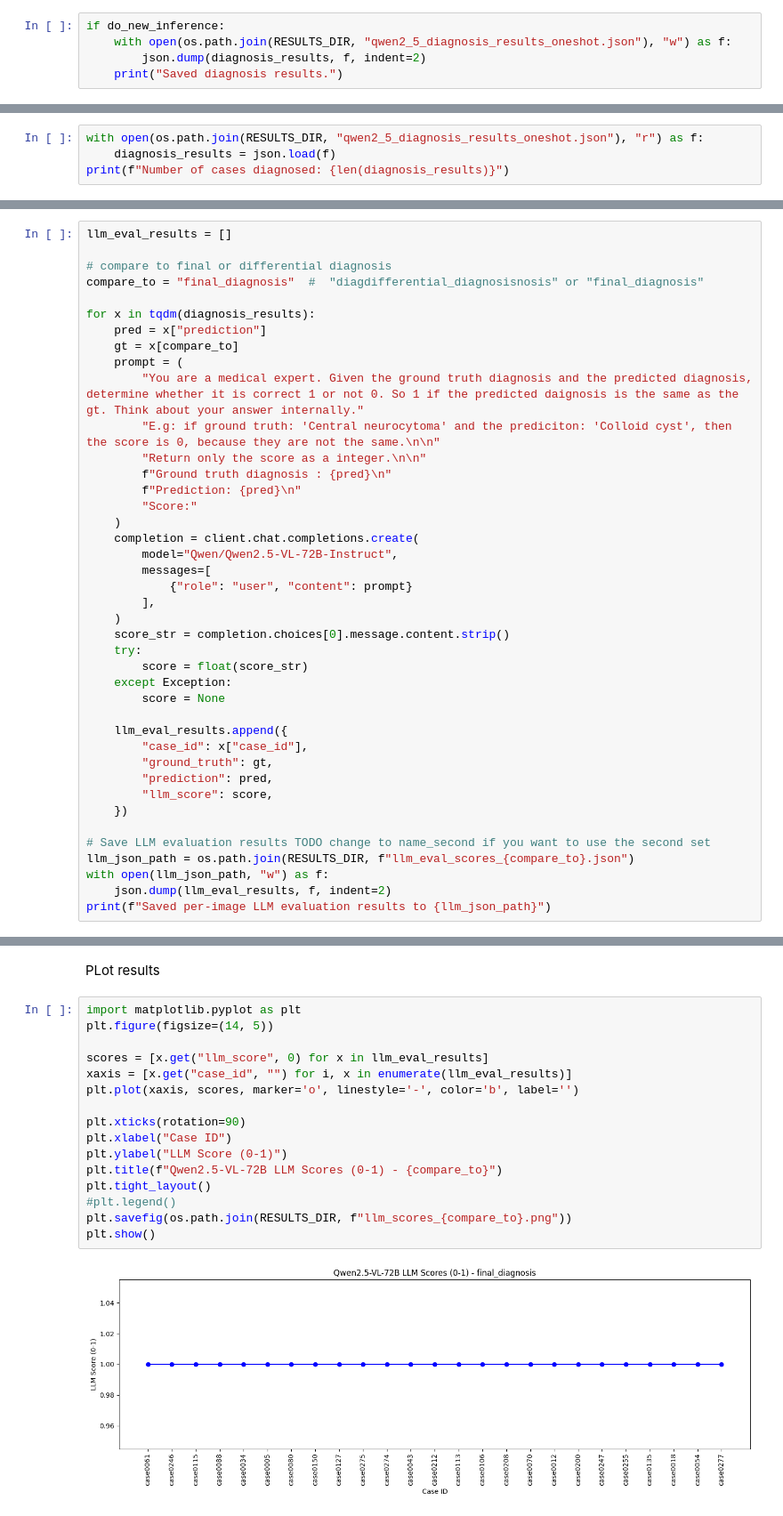
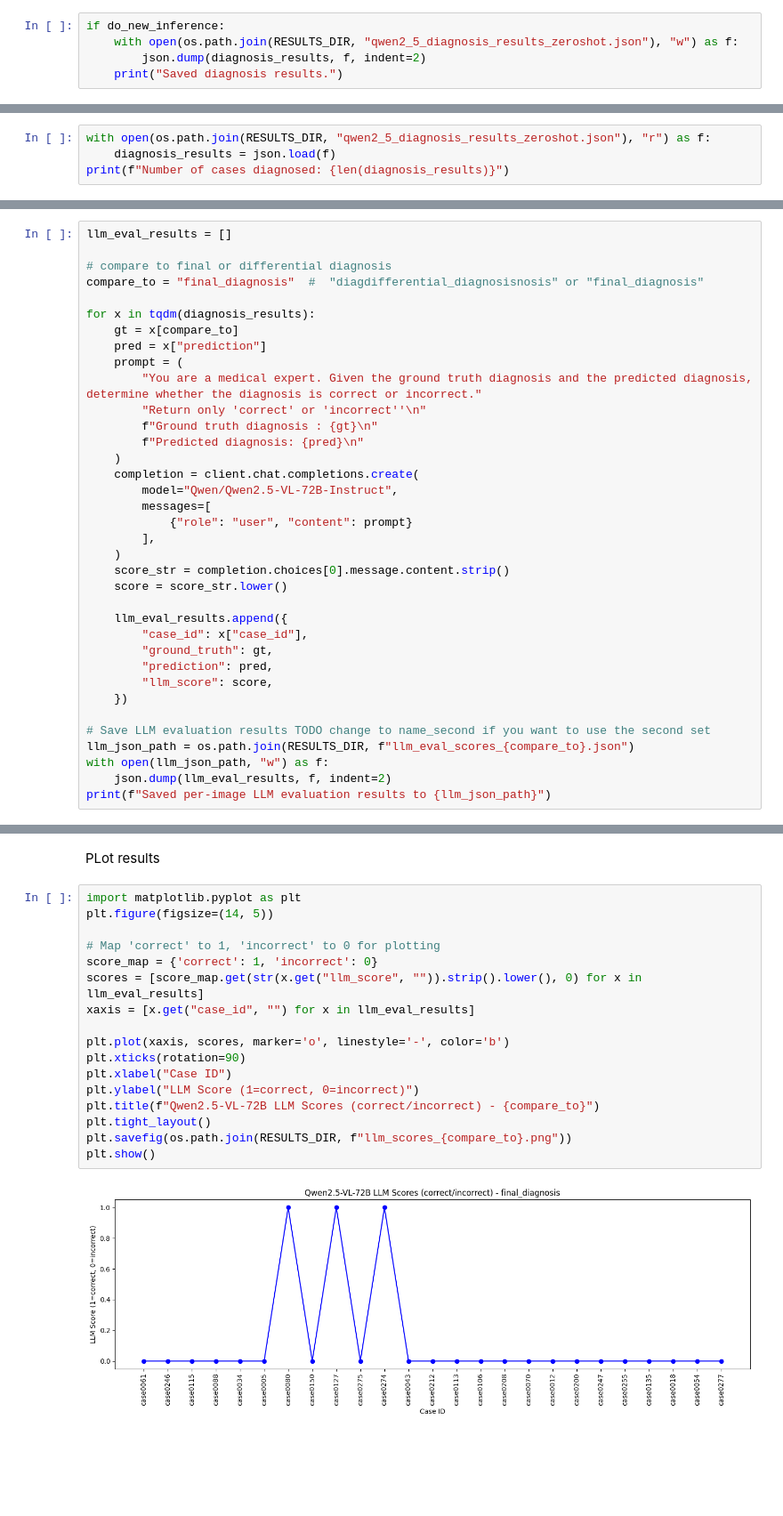
Before and after one commit to dominikg-tum/VLM-Qwen-Medical-Eval, a Jupyter notebook: code/eval_qwen2-5_mri_diagnosis.ipynb, the cells around one changed output, grey strips where cells are left out. Shown at 89% size. Drawn from its saved outputs; the diff is of its cells as text; blank space fills up the shorter version.

Commit message:
fixed diagnosis

```diff
--- a/code/eval_qwen2-5_mri_diagnosis.ipynb
+++ b/code/eval_qwen2-5_mri_diagnosis.ipynb
@@ -71,7 +76,7 @@ if do_new_inference:
 ## 3. Save Model Predictions
 # %%
 if do_new_inference:
-    with open(os.path.join(RESULTS_DIR, "qwen2_5_diagnosis_results_oneshot.json"), "w") as f:
+    with open(os.path.join(RESULTS_DIR, "qwen2_5_diagnosis_results_zeroshot.json"), "w") as f:
         json.dump(diagnosis_results, f, indent=2)
     print("Saved diagnosis results.")
 # %% [output]
@@ -79,7 +84,7 @@ Saved diagnosis results.
 # %% [markdown]
 Load results
 # %%
-with open(os.path.join(RESULTS_DIR, "qwen2_5_diagnosis_results_oneshot.json"), "r") as f:
+with open(os.path.join(RESULTS_DIR, "qwen2_5_diagnosis_results_zeroshot.json"), "r") as f:
     diagnosis_results = json.load(f)
 print(f"Number of cases diagnosed: {len(diagnosis_results)}")
 # %% [output]
@@ -115,15 +120,13 @@ llm_eval_results = []
 compare_to = "final_diagnosis"  #  "diagdifferential_diagnosisnosis" or "final_diagnosis"
 
 for x in tqdm(diagnosis_results):
+    gt = x[compare_to]
     pred = x["prediction"]
-    gt = x[compare_to]
     prompt = (
-        "You are a medical expert. Given the ground truth diagnosis and the predicted diagnosis, determine whether it is correct 1 or not 0. So 1 if the predicted daignosis is the same as the gt. Think about your answer internally."
-        "E.g: if ground truth: 'Central neurocytoma' and the prediciton: 'Colloid cyst', then the score is 0, because they are not the same.\n\n"
-        "Return only the score as a integer.\n\n"
-        f"Ground truth diagnosis : {pred}\n"
-        f"Prediction: {pred}\n"
-        "Score:"
+        "You are a medical expert. Given the ground truth diagnosis and the predicted diagnosis, determine whether the diagnosis is correct or incorrect."
+        "Return only 'correct' or 'incorrect''\n"
+        f"Ground truth diagnosis : {gt}\n"
+        f"Predicted diagnosis: {pred}\n"
     )
     completion = client.chat.completions.create(
         model="Qwen/Qwen2.5-VL-72B-Instruct",
@@ -132,10 +135,7 @@ for x in tqdm(diagnosis_results):
         ],
     )
     score_str = completion.choices[0].message.content.strip()
-    try:
-        score = float(score_str)
-    except Exception:
-        score = None
+    score = score_str.lower()
 
     llm_eval_results.append({
         "case_id": x["case_id"],
@@ -176,18 +176,19 @@ PLot results
 # %%
 import matplotlib.pyplot as plt
 plt.figure(figsize=(14, 5))
 
-scores = [x.get("llm_score", 0) for x in llm_eval_results]
-xaxis = [x.get("case_id", "") for i, x in enumerate(llm_eval_results)]
-plt.plot(xaxis, scores, marker='o', linestyle='-', color='b', label='')
+# Map 'correct' to 1, 'incorrect' to 0 for plotting
+score_map = {'correct': 1, 'incorrect': 0}
+scores = [score_map.get(str(x.get("llm_score", "")).strip().lower(), 0) for x in llm_eval_results]
+xaxis = [x.get("case_id", "") for x in llm_eval_results]
 
+plt.plot(xaxis, scores, marker='o', linestyle='-', color='b')
 plt.xticks(rotation=90)
 plt.xlabel("Case ID")
-plt.ylabel("LLM Score (0-1)")
-plt.title(f"Qwen2.5-VL-72B LLM Scores (0-1) - {compare_to}")
+plt.ylabel("LLM Score (1=correct, 0=incorrect)")
+plt.title(f"Qwen2.5-VL-72B LLM Scores (correct/incorrect) - {compare_to}")
 plt.tight_layout()
-#plt.legend()
 plt.savefig(os.path.join(RESULTS_DIR, f"llm_scores_{compare_to}.png"))
 plt.show()
 # %% [output]
-[figure, old version]
+[figure, new version]
```
Also changed, not shown: parts of 4 cells of this notebook, 3 other files.
